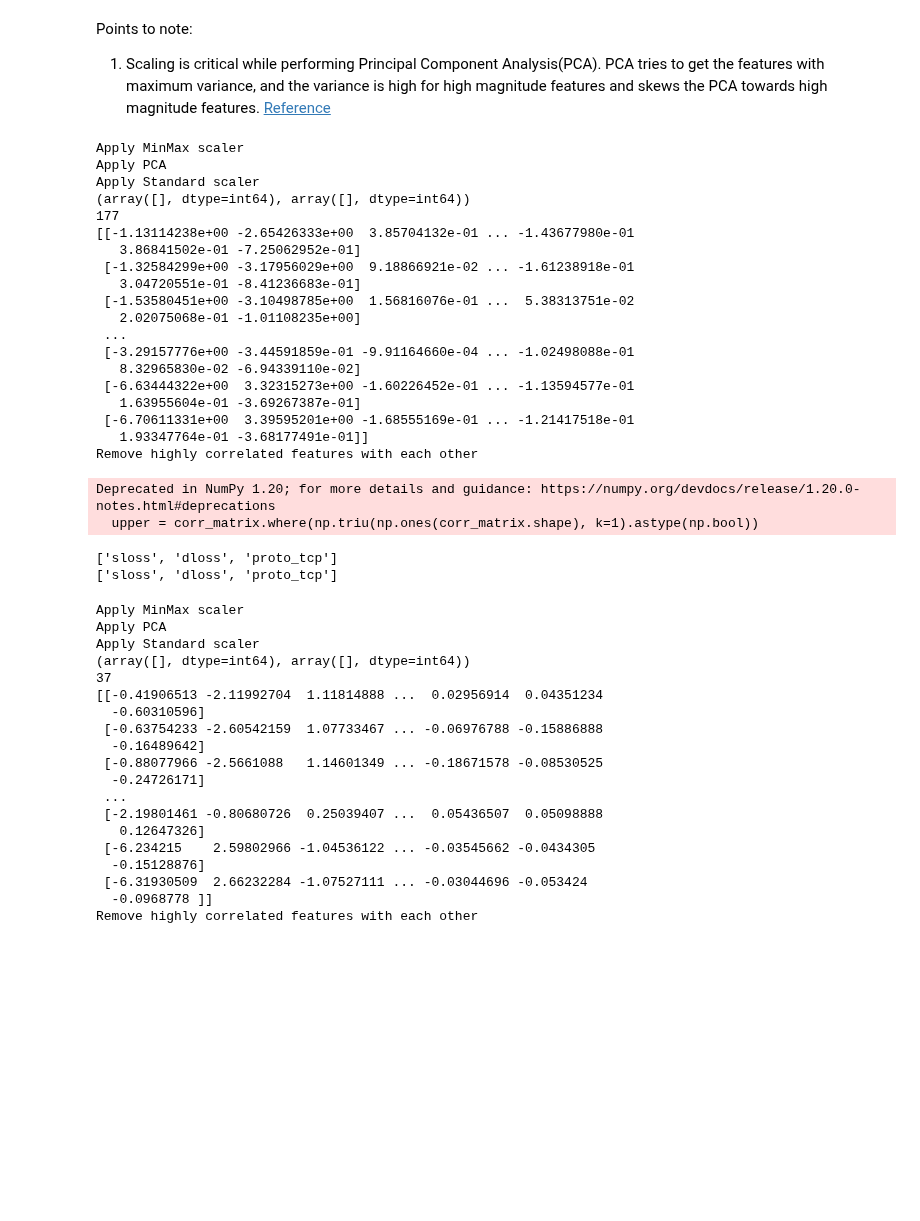
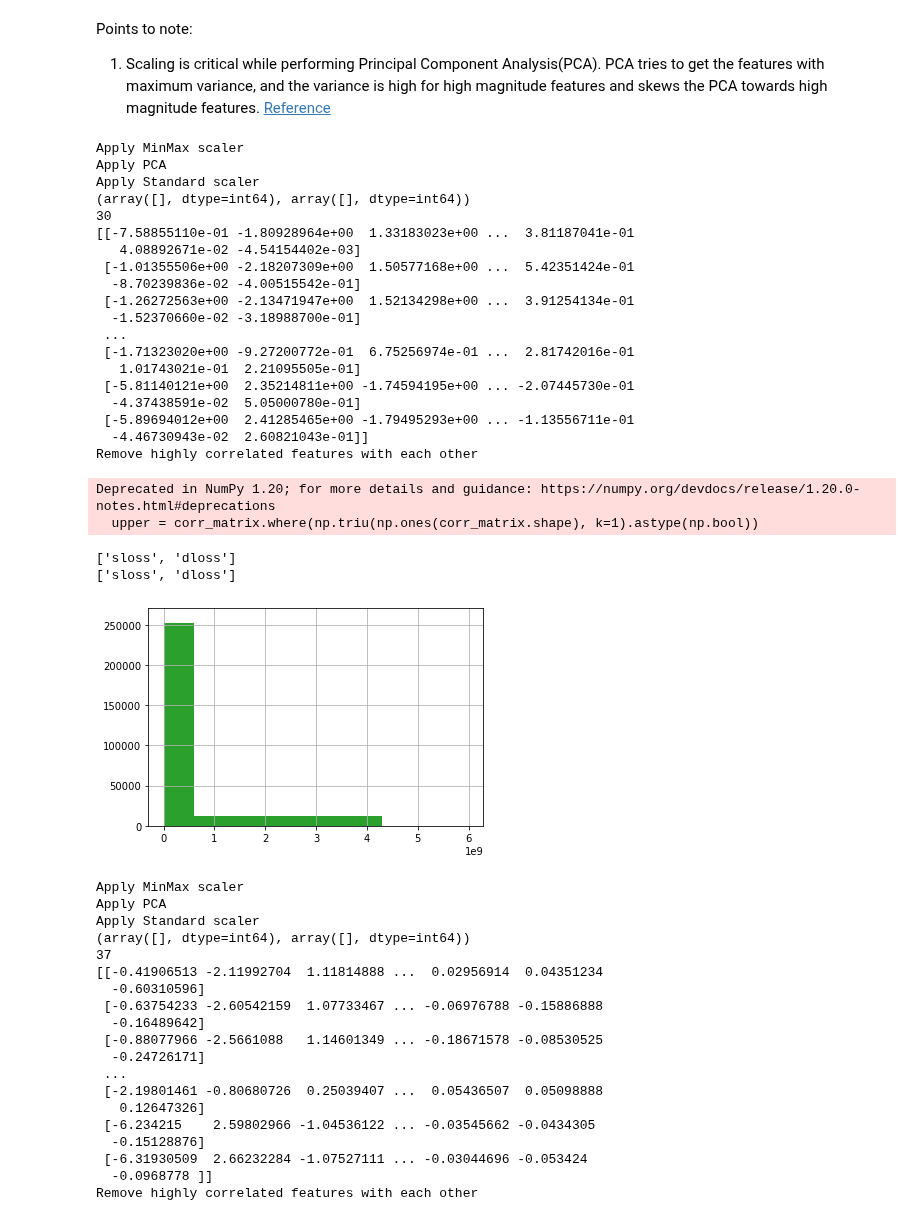
Before and after one commit to divyaKh/CMPE255Project, a Jupyter notebook: 4.Preprocessing/pre_processing.ipynb, the cells around one changed output. Cells and saved outputs as stored; diff of their text form; code cells hidden in the pictures; blank space fills up the shorter version.

```diff
--- a/4.Preprocessing/pre_processing.ipynb
+++ b/4.Preprocessing/pre_processing.ipynb
@@ -162,0 +166,8 @@ def applyStandardScaler(data):
+# %%
+def plotDataSetDistribution(dataset):
+#     length = len(dataset.columns)
+#     for i in range(0,length):
+#         my_data = pd.Series(dataset.iloc[:,i-1])
+#         my_data.hist()
+
+# my_data.plot(kind = 'box')
@@ -183,6 +196,10 @@ def main(filename):
 
     cols = X.columns
     n_com =0.99
+
+    #check if the dataset is gaussian
+    plotDataSetDistribution(dataset)
+
     #Add min max scaler and return the dataset in pandas dataframe :
     print("Apply MinMax scaler")
     X = applyMinMax(X)
@@ -211,31 +228,32 @@ def main(filename):
 
     return dataset_minmax,dataset_ss_pca, dataset_minmax_corr
 # %%
-dataset_minmax_onehot,dataset_ss_pca_onehot,dataset_minmax_corr_onehot=main("./input/cleaned_dataset_oneHot_encoding.csv")
+dataset_minmax_onehot,dataset_ss_pca_onehot,dataset_minmax_corr_onehot=main("./input/cleaned_dataset_label_encoding.csv")
 # %% [output]
 Apply MinMax scaler
 Apply PCA
 Apply Standard scaler
 (array([], dtype=int64), array([], dtype=int64))
-177
-[[-1.13114238e+00 -2.65426333e+00  3.85704132e-01 ... -1.43677980e-01
-   3.86841502e-01 -7.25062952e-01]
- [-1.32584299e+00 -3.17956029e+00  9.18866921e-02 ... -1.61238918e-01
-   3.04720551e-01 -8.41236683e-01]
- [-1.53580451e+00 -3.10498785e+00  1.56816076e-01 ...  5.38313751e-02
-   2.02075068e-01 -1.01108235e+00]
+30
+[[-7.58855110e-01 -1.80928964e+00  1.33183023e+00 ...  3.81187041e-01
+   4.08892671e-02 -4.54154402e-03]
+ [-1.01355506e+00 -2.18207309e+00  1.50577168e+00 ...  5.42351424e-01
+  -8.70239836e-02 -4.00515542e-01]
+ [-1.26272563e+00 -2.13471947e+00  1.52134298e+00 ...  3.91254134e-01
+  -1.52370660e-02 -3.18988700e-01]
  ...
- [-3.29157776e+00 -3.44591859e-01 -9.91164660e-04 ... -1.02498088e-01
-   8.32965830e-02 -6.94339110e-02]
- [-6.63444322e+00  3.32315273e+00 -1.60226452e-01 ... -1.13594577e-01
-   1.63955604e-01 -3.69267387e-01]
- [-6.70611331e+00  3.39595201e+00 -1.68555169e-01 ... -1.21417518e-01
-   1.93347764e-01 -3.68177491e-01]]
+ [-1.71323020e+00 -9.27200772e-01  6.75256974e-01 ...  2.81742016e-01
+   1.01743021e-01  2.21095505e-01]
+ [-5.81140121e+00  2.35214811e+00 -1.74594195e+00 ... -2.07445730e-01
+  -4.37438591e-02  5.05000780e-01]
+ [-5.89694012e+00  2.41285465e+00 -1.79495293e+00 ... -1.13556711e-01
+  -4.46730943e-02  2.60821043e-01]]
 Remove highly correlated features with each other
 Deprecated in NumPy 1.20; for more details and guidance: https://numpy.org/devdocs/release/1.20.0-notes.html#deprecations
   upper = corr_matrix.where(np.triu(np.ones(corr_matrix.shape), k=1).astype(np.bool))
-['sloss', 'dloss', 'proto_tcp']
-['sloss', 'dloss', 'proto_tcp']
+['sloss', 'dloss']
+['sloss', 'dloss']
+[figure, added]
 # %%
 dataset_minmax_labelenc,dataset_ss_pca_labelenc,dataset_minmax_corr_labelenc=main("./input/cleaned_dataset_label_encoding.csv")
 # %% [output]
```
Also changed, not shown: parts of 5 cells of this notebook.
